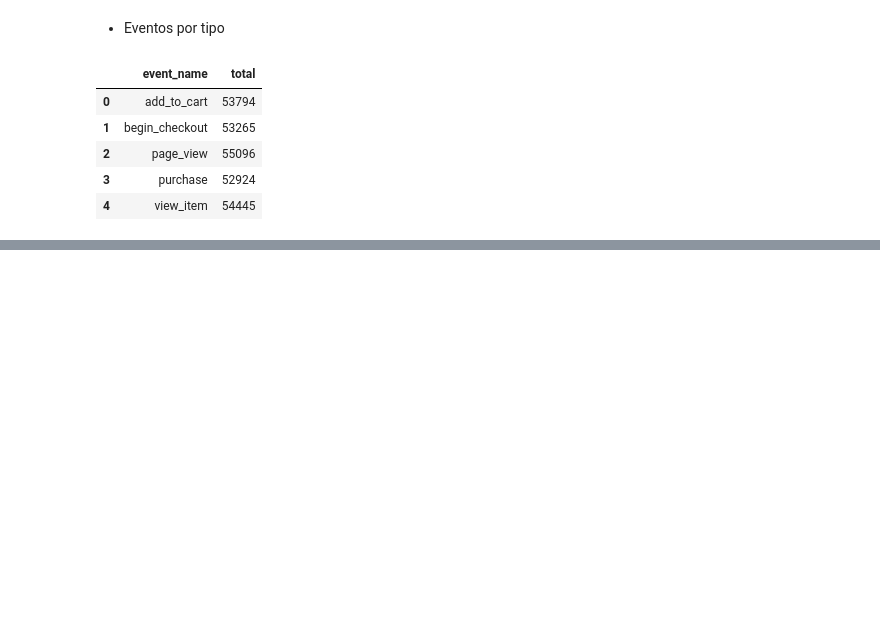
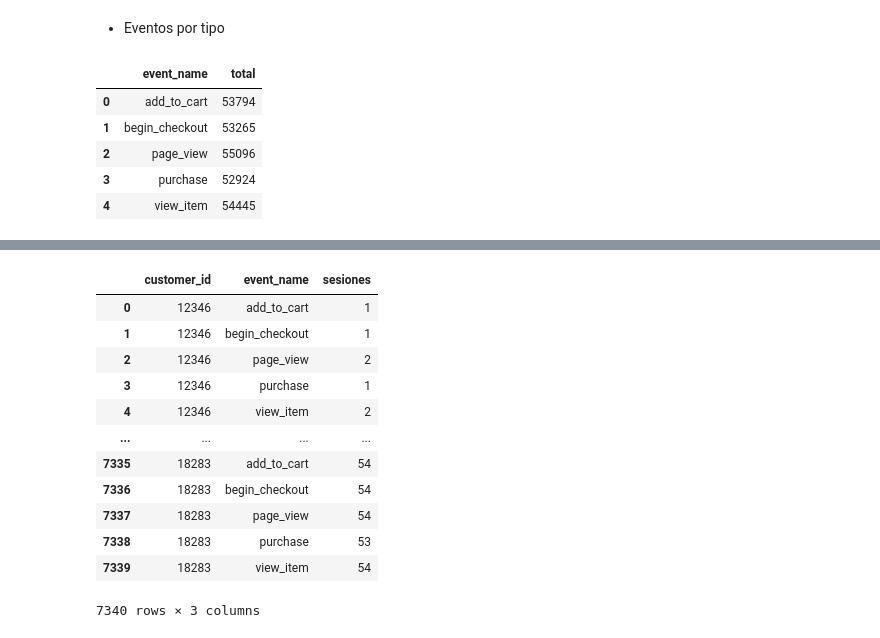
Before and after one commit to gbuvoli/DA_T8, a Jupyter notebook: Sprint4_semana1.ipynb, the cells around one changed output, grey strips where cells are left out. Saved outputs shown, nothing was run; the diff lists cells and outputs as text; code cells hidden in the pictures; blank space fills up the shorter version.

```diff
--- a/Sprint4_semana1.ipynb
+++ b/Sprint4_semana1.ipynb
@@ -217 +249,23 @@ pd.read_sql(query, conn)
+# %%
+# sesiones UNICAS por usuario y evento
+
+query= '''SELECT customer_id, event_name,
+COUNT(DISTINCT session_id) AS sesiones
+FROM events
+GROUP BY customer_id, event_name '''
+pd.read_sql(query, conn)
+# %% [output]
+|  | customer_id | event_name | sesiones |
+| 0 | 12346 | add_to_cart | 1 |
+| 1 | 12346 | begin_checkout | 1 |
+| 2 | 12346 | page_view | 2 |
+| 3 | 12346 | purchase | 1 |
+| 4 | 12346 | view_item | 2 |
+| ... | ... | ... | ... |
+| 7335 | 18283 | add_to_cart | 54 |
+| 7336 | 18283 | begin_checkout | 54 |
+| 7337 | 18283 | page_view | 54 |
+| 7338 | 18283 | purchase | 53 |
+| 7339 | 18283 | view_item | 54 |
+7340 rows × 3 columns
 # %% [markdown]
```
Also changed, not shown: parts of 19 cells of this notebook.
